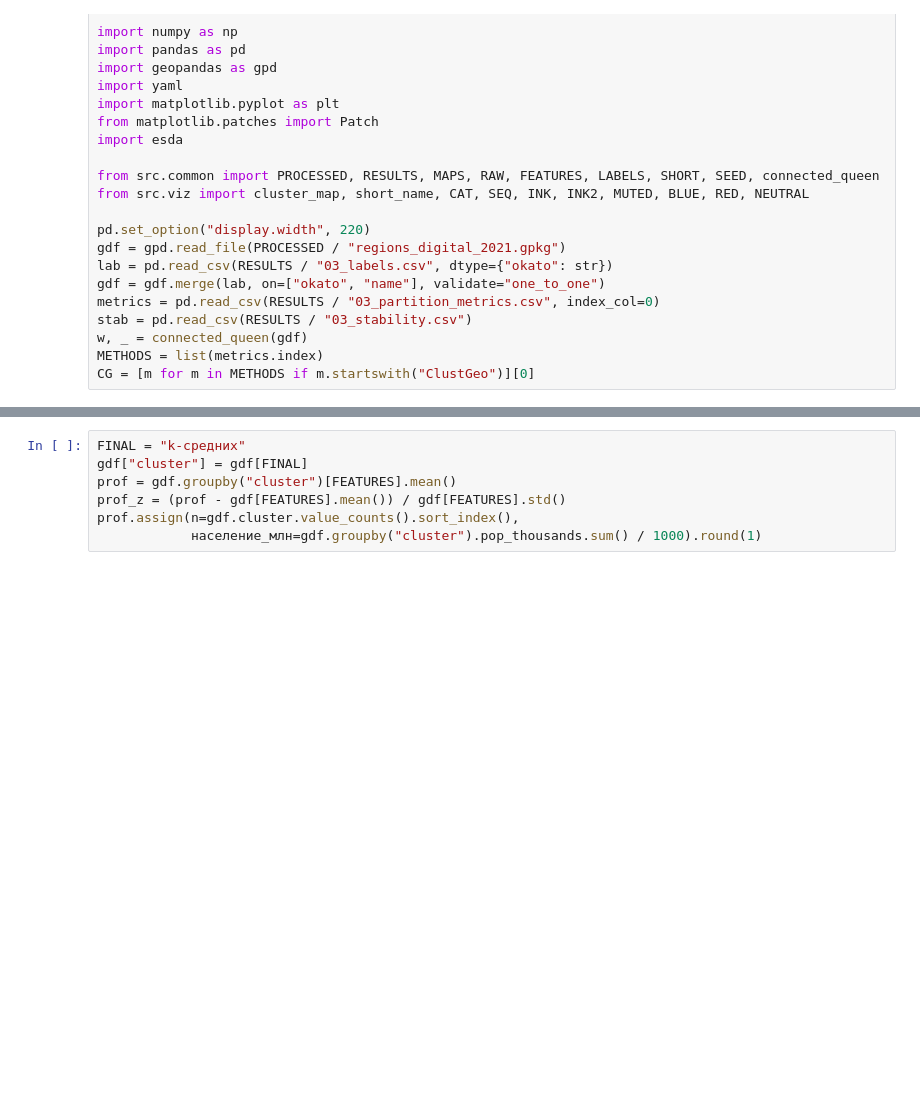
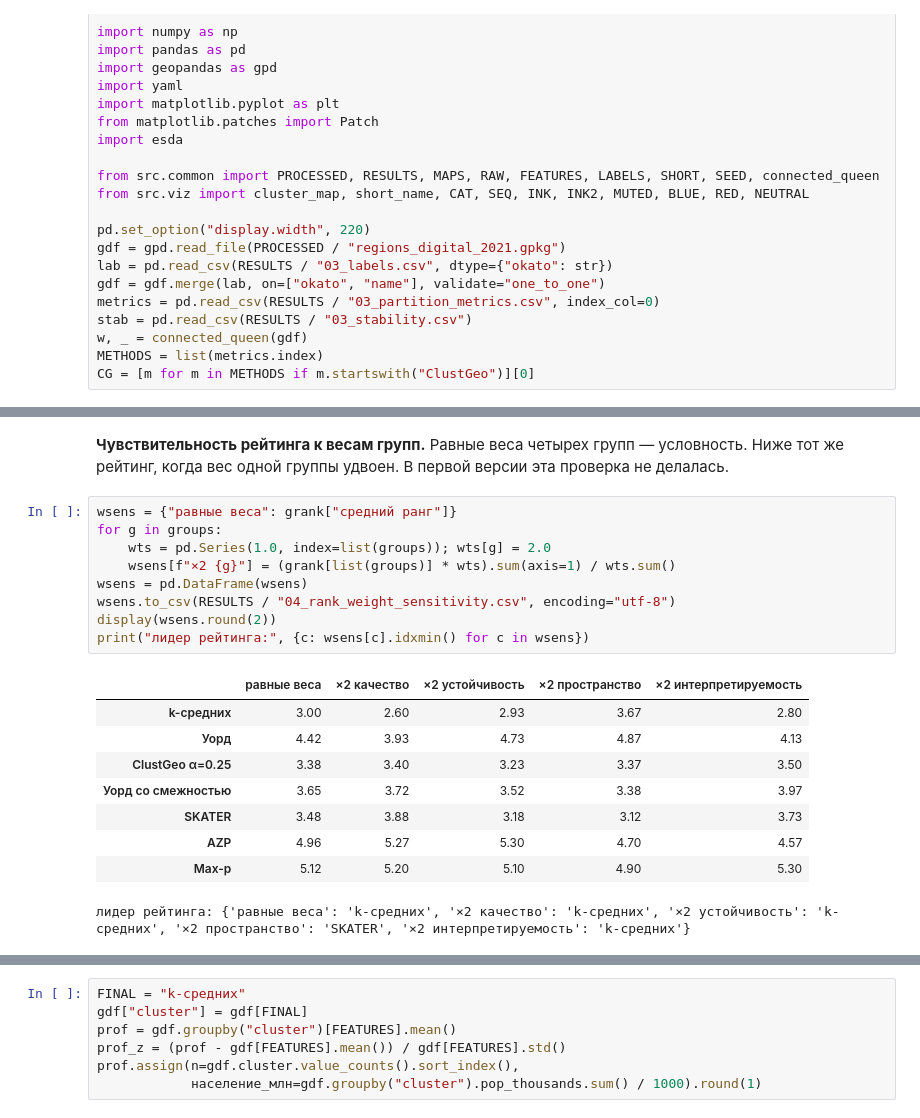
Before and after one commit to MKudryash/regions_collection, a Jupyter notebook: notebooks/04_results.ipynb, the cells around one changed output, grey strips where cells are left out. Drawn from its saved outputs; the diff is of its cells as text; blank space fills up the shorter version.

```diff
--- a/notebooks/04_results.ipynb
+++ b/notebooks/04_results.ipynb
@@ -71,2 +79,24 @@ display(summary.round(3)); grank.round(2).sort_values("средний ранг")
+# %% [markdown]
+**Чувствительность рейтинга к весам групп.** Равные веса четырех групп — условность. Ниже тот же рейтинг,
+когда вес одной группы удвоен. В первой версии эта проверка не делалась.
+# %%
+wsens = {"равные веса": grank["средний ранг"]}
+for g in groups:
+    wts = pd.Series(1.0, index=list(groups)); wts[g] = 2.0
+    wsens[f"×2 {g}"] = (grank[list(groups)] * wts).sum(axis=1) / wts.sum()
+wsens = pd.DataFrame(wsens)
+wsens.to_csv(RESULTS / "04_rank_weight_sensitivity.csv", encoding="utf-8")
+display(wsens.round(2))
+print("лидер рейтинга:", {c: wsens[c].idxmin() for c in wsens})
+# %% [output]
+|  | равные веса | ×2 качество | ×2 устойчивость | ×2 пространство | ×2 интерпретируемость |
+| k-средних | 3.00 | 2.60 | 2.93 | 3.67 | 2.80 |
+| Уорд | 4.42 | 3.93 | 4.73 | 4.87 | 4.13 |
+| ClustGeo α=0.25 | 3.38 | 3.40 | 3.23 | 3.37 | 3.50 |
+| Уорд со смежностью | 3.65 | 3.72 | 3.52 | 3.38 | 3.97 |
+| SKATER | 3.48 | 3.88 | 3.18 | 3.12 | 3.73 |
+| AZP | 4.96 | 5.27 | 5.30 | 4.70 | 4.57 |
+| Max-p | 5.12 | 5.20 | 5.10 | 4.90 | 5.30 |
+лидер рейтинга: {'равные веса': 'k-средних', '×2 качество': 'k-средних', '×2 устойчивость': 'k-средних', '×2 пространство': 'SKATER', '×2 интерпретируемость': 'k-средних'}
 # %% [markdown]
 **Выбор.** Цель исследования — выделить группы регионов со сходным уровнем цифрового развития и затем
```
Also changed, not shown: parts of 12 cells of this notebook, 48 other files.
